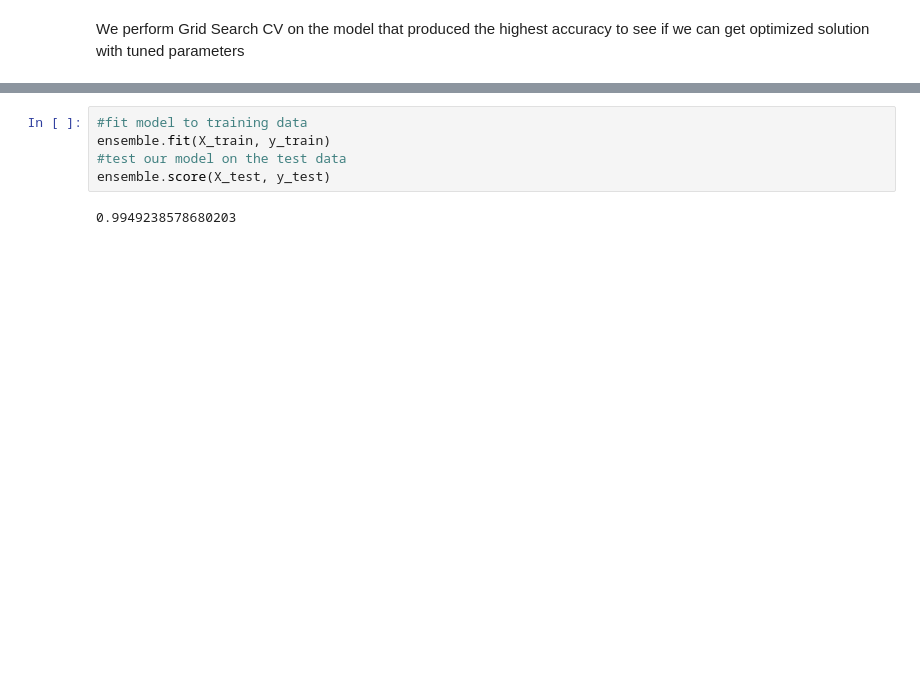
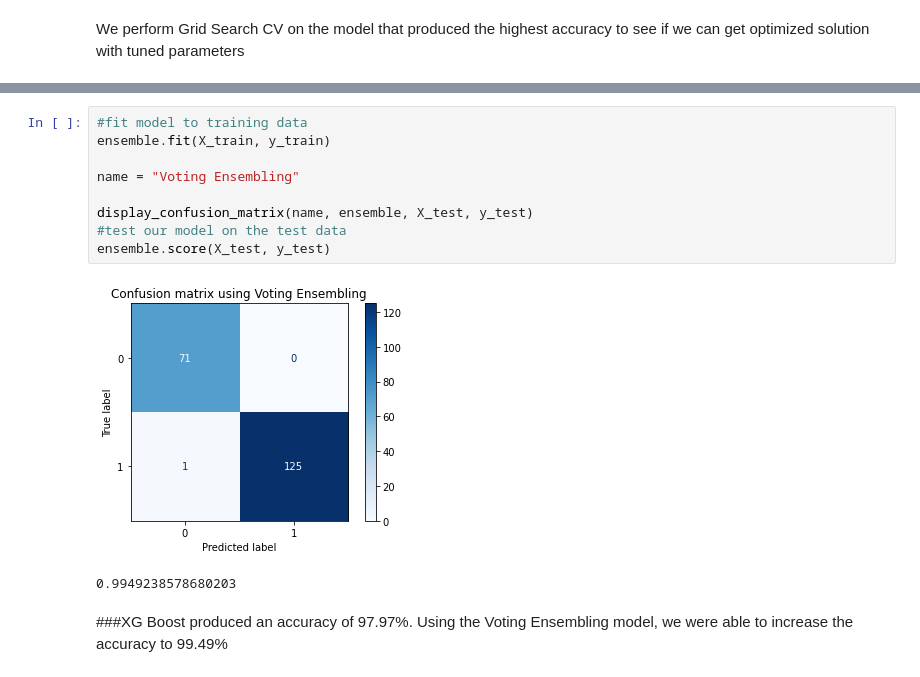
Before and after one commit to shaunhyp57/everglades, a Jupyter notebook: analytics/ml_models/First Unit Disband/firstUnitDisband_target2_randact.ipynb, the cells around one changed output, grey strips where cells are left out. Saved outputs shown, nothing was run; the diff lists cells and outputs as text; blank space fills up the shorter version.

```diff
--- a/analytics/ml_models/First Unit Disband/firstUnitDisband_target2_randact.ipynb
+++ b/analytics/ml_models/First Unit Disband/firstUnitDisband_target2_randact.ipynb
@@ -396,7 +404,14 @@ F1 score and accuracy score for test set: 0.9857 , 0.9898.
 # %%
 #fit model to training data
 ensemble.fit(X_train, y_train)
+
+name = "Voting Ensembling"
+
+display_confusion_matrix(name, ensemble, X_test, y_test)
 #test our model on the test data
 ensemble.score(X_test, y_test)
 # %% [output]
+[figure, added]
 0.9949238578680203
+# %% [markdown]
+###XG Boost produced an accuracy of 97.97%. Using the Voting Ensembling model, we were able to increase the accuracy to 99.49%
```
Also changed, not shown: parts of 9 cells of this notebook.
